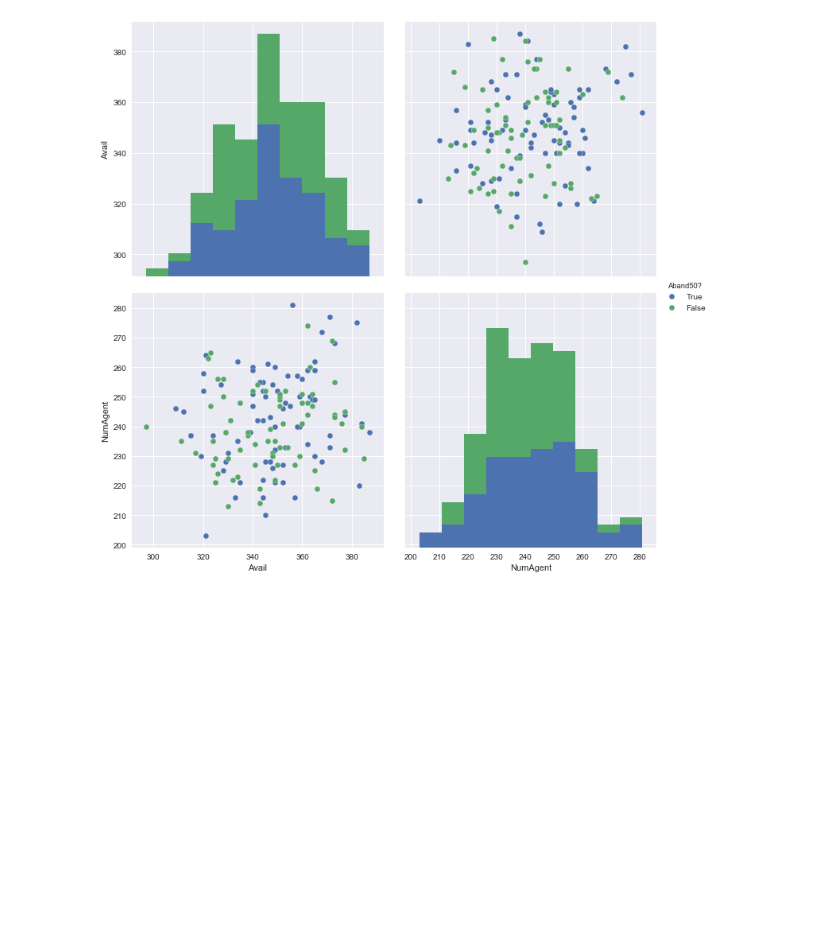
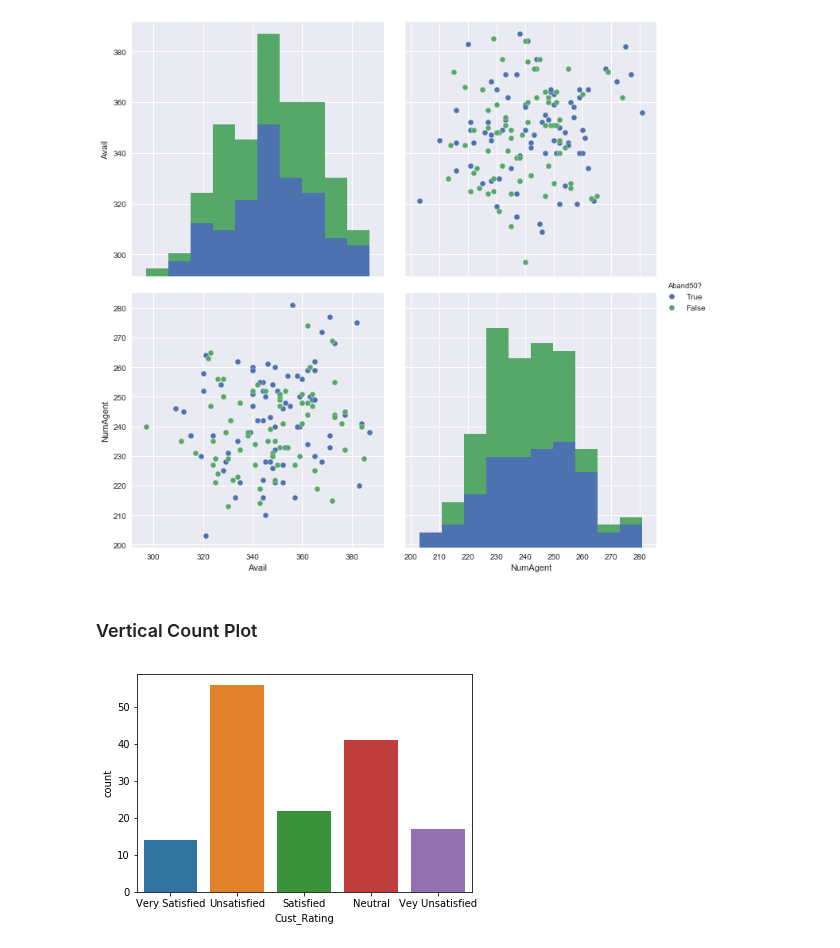
Before and after one commit to eamonnofarrell/Programming_Project, a Jupyter notebook: Prog_Project.ipynb, the cells around one changed output. Saved outputs shown, nothing was run; the diff lists cells and outputs as text; code cells hidden in the pictures; blank space fills up the shorter version.

```diff
--- a/Prog_Project.ipynb
+++ b/Prog_Project.ipynb
@@ -420,3 +420,15 @@ sns.pairplot(Calls, hue='Aband50?', vars=['Avail', 'NumAgent'], size = 5)
 # %% [output]
 <seaborn.axisgrid.PairGrid at 0x...>
 [figure]
+# %% [markdown]
+### Vertical Count Plot
+# %%
+from seaborn import countplot
+from matplotlib.pyplot import figure, show
+
+
+figure()
+countplot(data=Calls,x='Cust_Rating')
+show()
+# %% [output]
+[figure, added]
```
Also changed, not shown: parts of 3 cells of this notebook.
